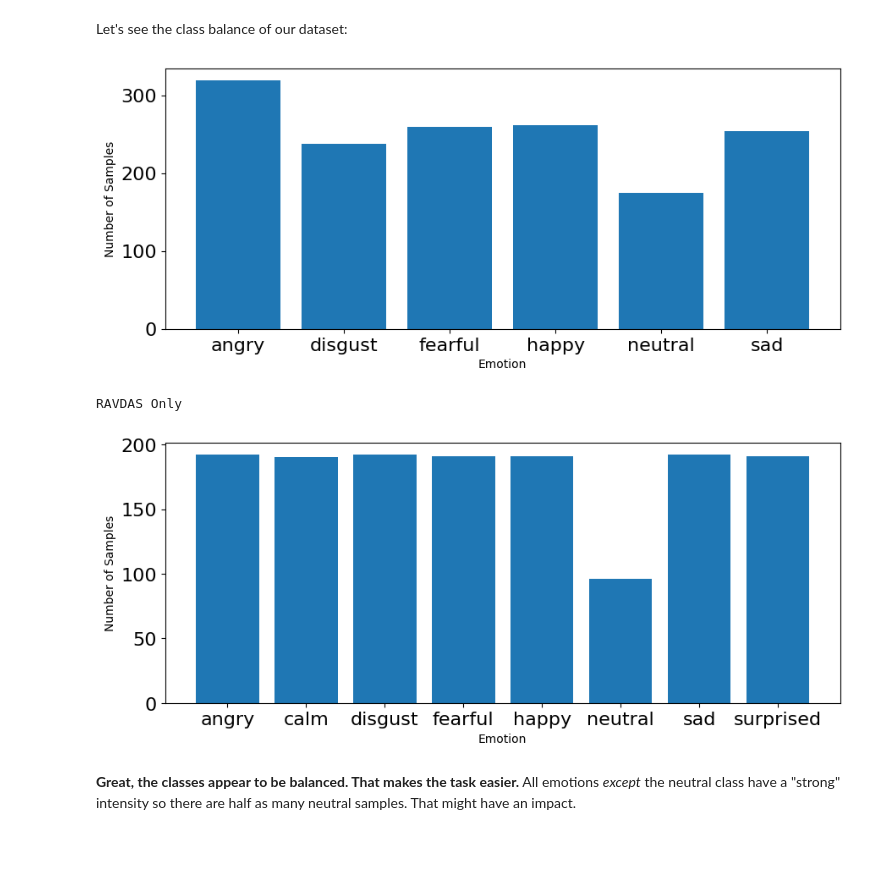
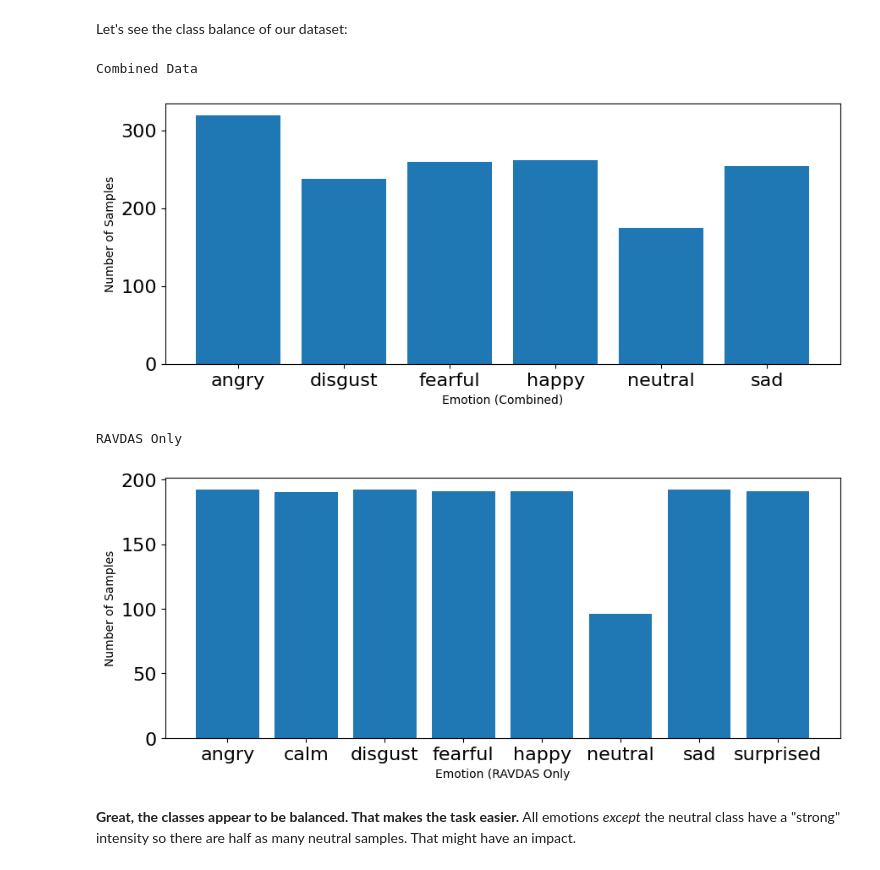
Before and after one commit to Duder5000/Week3-Machine_Learning, a Jupyter notebook: Week_3_MachineLearning.ipynb, the cells around one changed output. Drawn from its saved outputs; the diff is of its cells as text; code cells hidden in the pictures.

```diff
--- a/Week_3_MachineLearning.ipynb
+++ b/Week_3_MachineLearning.ipynb
@@ -242,32 +240,33 @@ emotion_list, count = np.unique(emotions, return_counts=True)
 plt.bar(x=range(len(emotion_list)), height=count)
 plt.xticks(ticks=range(len(emotion_list)), labels = [emotion for emotion in emotion_list],fontsize=10)
 
-plt.xlabel('Emotion')
+plt.xlabel('Emotion (Combined)')
 plt.tick_params(labelsize=16)
 plt.ylabel('Number of Samples')
 plt.show()
 # %% [output]
+Combined Data
-[figure, old version]
+[figure, new version]
 # %%
 print("RAVDAS Only")
 
 # plot emotions
 plt.figure(figsize=(35,4))
 plt.subplot(1,3,1)
 #np.unique returns ordered list of unique elements and count of each element
 emotion_list, count = np.unique(emotionsOLD, return_counts=True)
 
 #Errors in the below 2 lines fixed by colab AI helper
 plt.bar(x=range(len(emotion_list)), height=count)
 plt.xticks(ticks=range(len(emotion_list)), labels = [emotion for emotion in emotion_list],fontsize=10)
 
-plt.xlabel('Emotion')
+plt.xlabel('Emotion (RAVDAS Only')
 plt.tick_params(labelsize=16)
 plt.ylabel('Number of Samples')
 plt.show()
 # %% [output]
 RAVDAS Only
-[figure, old version]
+[figure, new version]
 # %% [markdown]
 **Great, the classes appear to be balanced. That makes the task easier.** All emotions _except_ the neutral class have a "strong" intensity so there are half as many neutral samples. That might have an impact.
 # %% [markdown]
```
Also changed, not shown: parts of 3 cells of this notebook.
